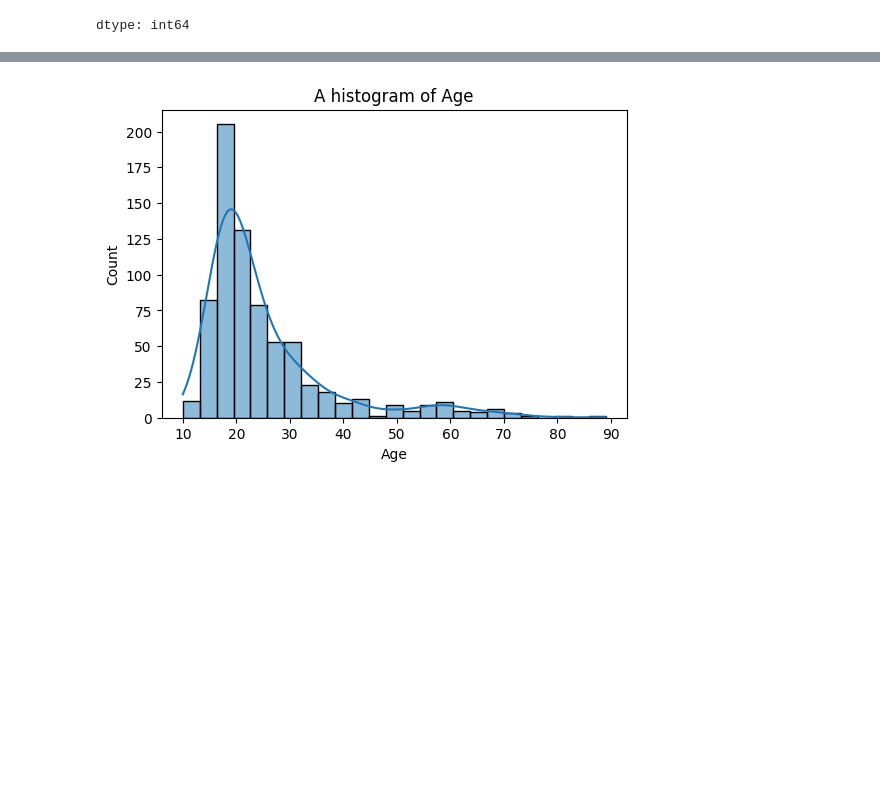
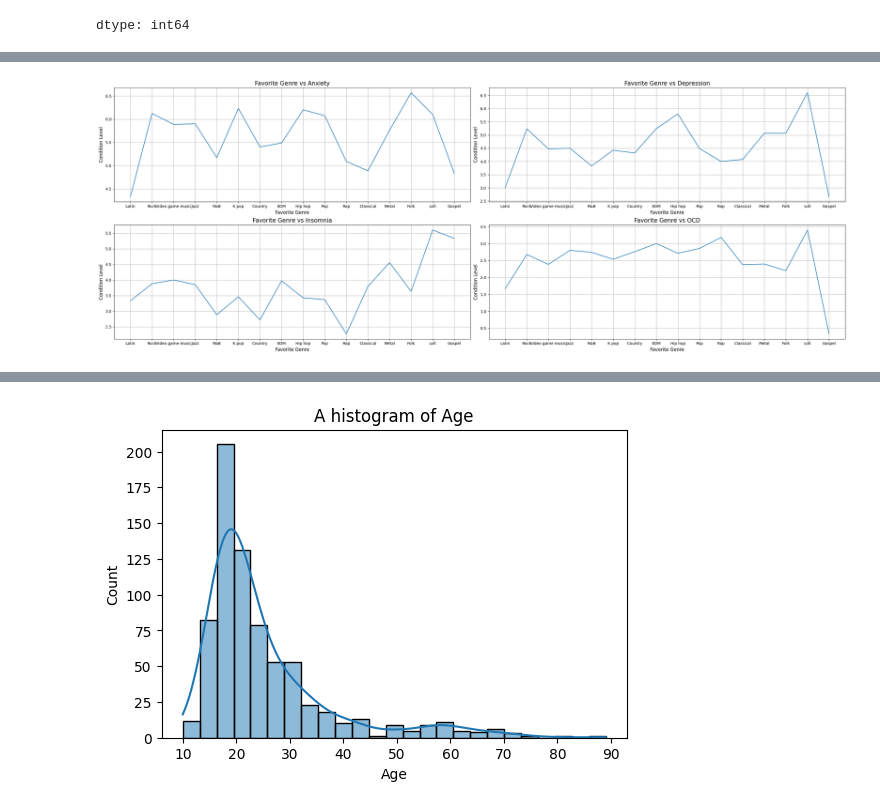
Before and after one commit to jniceshly/rm-mental-health-music, a Jupyter notebook: preprocessing.ipynb, the cells around one changed output, grey strips where cells are left out. Drawn from its saved outputs; the diff is of its cells as text; code cells hidden in the pictures; blank space fills up the shorter version.

```diff
--- a/preprocessing.ipynb
+++ b/preprocessing.ipynb
@@ -96,0 +111,21 @@ dtype: int64
+# %%
+fig, axes = plt.subplots(2, 2, figsize=(27, 10))
+
+sns.lineplot(ax=axes[0, 0], x=df['Fav genre'], y=df['Anxiety'], errorbar=None)
+axes[0, 0].set_title("Favorite Genre vs Anxiety", fontsize=15)
+sns.lineplot(ax=axes[0, 1], x=df['Fav genre'], y=df['Depression'], errorbar=None)
+axes[0, 1].set_title("Favorite Genre vs Depression", fontsize=15)
+sns.lineplot(ax=axes[1, 0], x=df['Fav genre'], y=df['Insomnia'], errorbar=None)
+axes[1, 0].set_title("Favorite Genre vs Insomnia", fontsize=15)
+sns.lineplot(ax=axes[1, 1], x=df['Fav genre'], y=df['OCD'], errorbar=None)
+axes[1, 1].set_title("Favorite Genre vs OCD", fontsize=15)
+
+plt.tight_layout()
+for ax in axes.flat:
+    ax.set_xlabel("Favorite Genre", fontsize=12)
+    ax.set_ylabel("Condition Level", fontsize=12)
+    ax.grid(True)
+
+plt.show()
+# %% [output]
+[figure, added]
```
Also changed, not shown: parts of 15 cells of this notebook.
